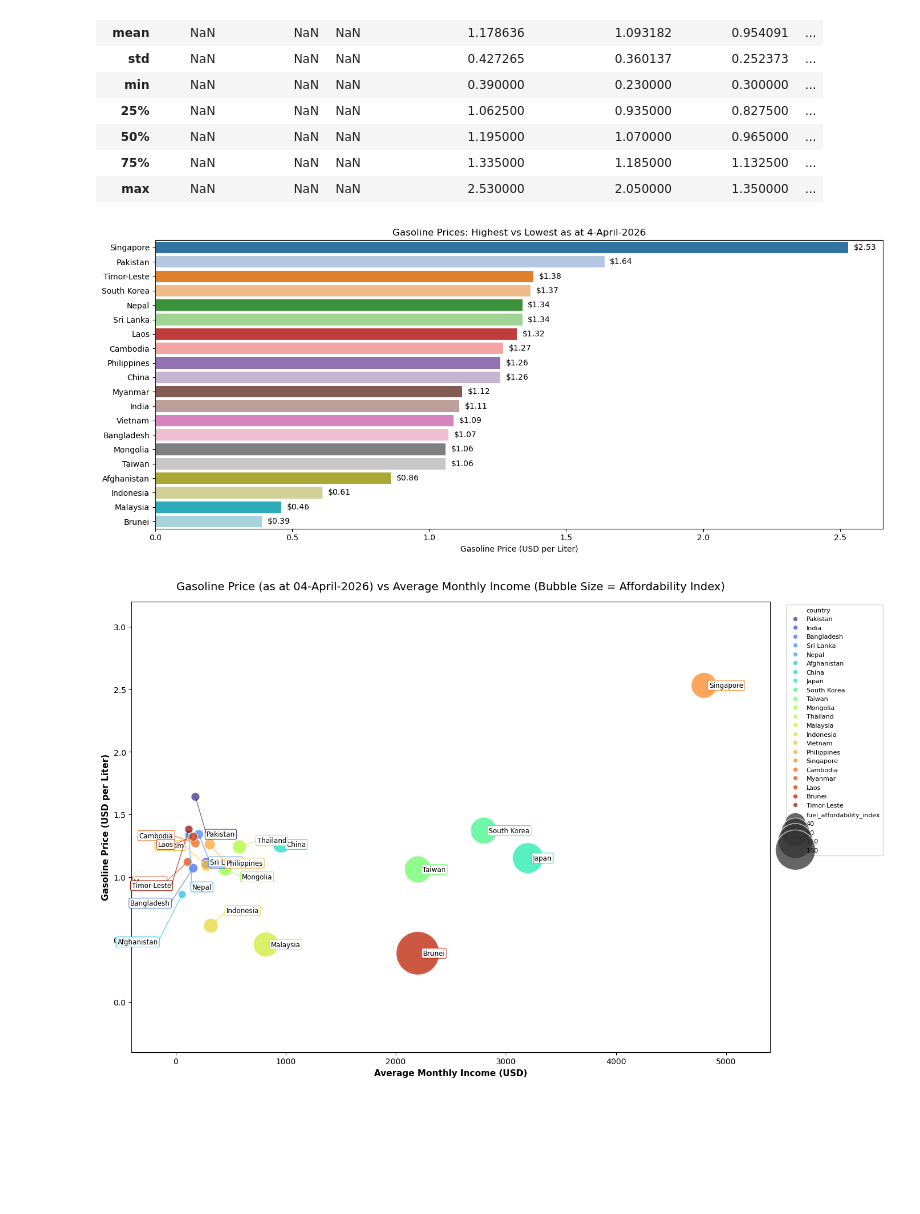
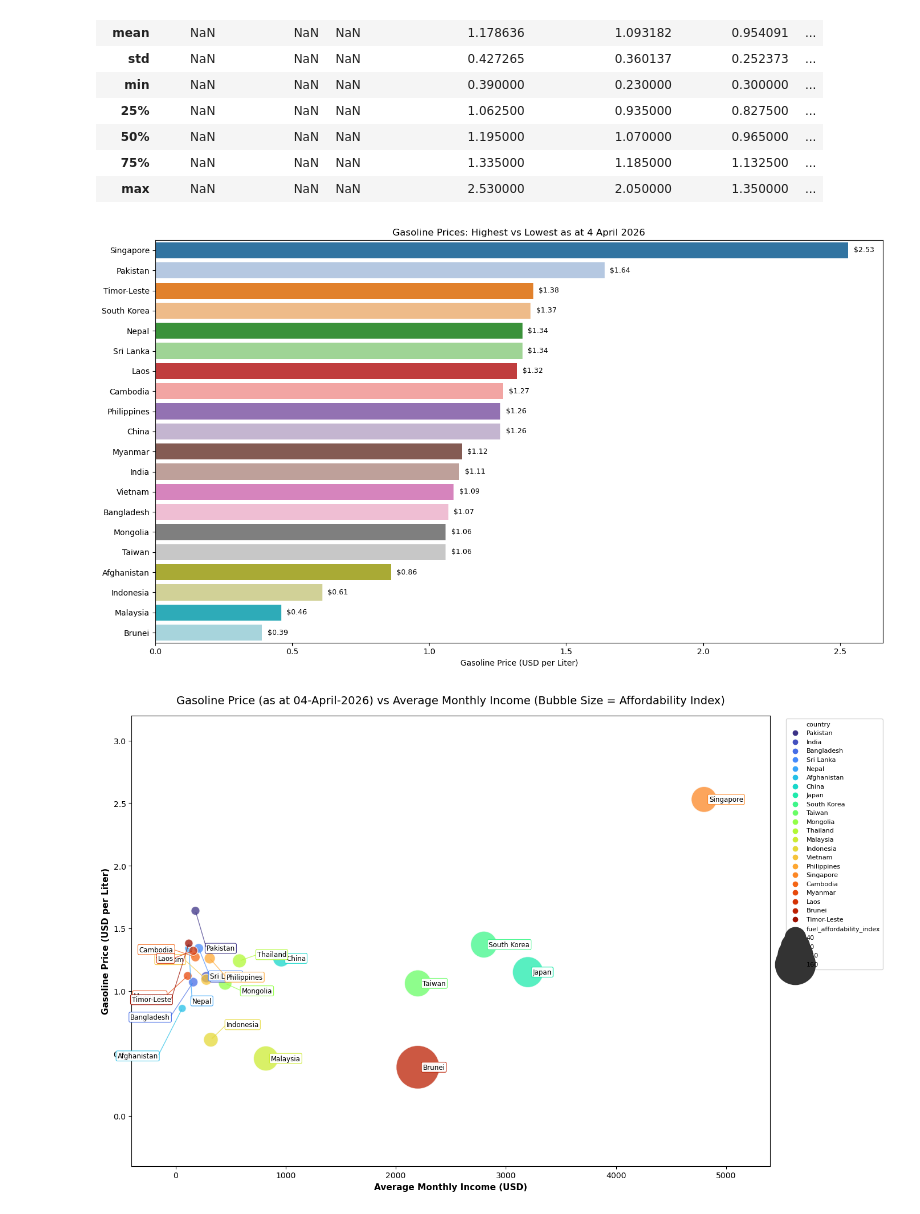
Before and after one commit to eric-ho-888/Project_2, a Jupyter notebook: notebook/world_fuel.ipynb, the cells around one changed output. Cells and saved outputs as stored; diff of their text form; code cells hidden in the pictures; blank space fills up the shorter version.

```diff
--- a/notebook/world_fuel.ipynb
+++ b/notebook/world_fuel.ipynb
@@ -7,7 +7,7 @@ import pandas as pd
 import matplotlib.pyplot as plt
 import seaborn as sns
 # %%
-df = pd.read_csv("../Project_2/data_kaggle/asia_fuel_prices_detailed.csv")
+df = pd.read_csv("/home/eric/NTU_DSAI/Project_2/data_kaggle/asia_fuel_prices_detailed.csv")
 print(df.head())
 # %% [output]
       country  sub_region iso3  gasoline_usd_per_liter  diesel_usd_per_liter  \
@@ -63,53 +63,58 @@ df.describe(include='all')
 | 75% | NaN | NaN | NaN | 1.335000 | 1.185000 | 1.132500 | ... |
 | max | NaN | NaN | NaN | 2.530000 | 2.050000 | 1.350000 | ... |
 # %%
+
 import matplotlib.pyplot as plt
 import seaborn as sns
 import pandas as pd
 
-# Sort gasoline price from lowest to highest
+# Keep valid gasoline prices and sort from highest to lowest
 gas_price = (
     df[["country", "gasoline_usd_per_liter"]]
+    .dropna(subset=["country", "gasoline_usd_per_liter"])
     .sort_values("gasoline_usd_per_liter", ascending=False)
 )
 
-# Lowest 10 + highest 10
-lowest = gas_price.tail(10)
+# Highest 10 and lowest 10
 highest = gas_price.head(10)
+lowest = gas_price.tail(10).sort_values(
+    "gasoline_usd_per_liter", ascending=False
+)
 
-price_chart = pd.concat([highest, lowest])
+price_chart = pd.concat([highest, lowest]).reset_index(drop=True)
 
-plt.figure(figsize=(14, 6))
+# Assign different colors to the bars
+colors = sns.color_palette("tab20", n_colors=len(price_chart))
 
-# Different color for each bar
-colors = sns.color_palette("tab20", len(price_chart))
+plt.figure(figsize=(14, 8))
 
-sns.barplot(
+ax = sns.barplot(
     data=price_chart,
     x="gasoline_usd_per_liter",
     y="country",
-    hue="country",
-    palette=colors,
-    legend=False
+    palette=colors
 )
 
 plt.xlabel("Gasoline Price (USD per Liter)")
 plt.ylabel("")
-plt.title("Gasoline Prices: Highest vs Lowest as at 4-April-2026")
+plt.title("Gasoline Prices: Highest vs Lowest as at 4 April 2026")
 
 # Add value labels
-for i, value in enumerate(price_chart["gasoline_usd_per_liter"]):
-    plt.text(
-        value + 0.02,
-        i,
-        f"${value:.2f}",
-        va="center"
-    )
+for bar in ax.patches:
+    width = bar.get_width()
+    if pd.notna(width):
+        ax.text(
+            width + 0.02,
+            bar.get_y() + bar.get_height() / 2,
+            f"${width:.2f}",
+            va="center",
+            fontsize=9
+        )
 
 plt.tight_layout()
 plt.show()
 # %% [output]
-[figure, old version]
+[figure, new version]
 # %%
 import matplotlib.pyplot as plt
 import seaborn as sns
@@ -225,7 +230,7 @@ plt.legend(
 plt.tight_layout()
 plt.show()
 # %% [output]
-[figure, old version]
+[figure, new version]
 # %%
 plt.figure(figsize=(14, 9))
 
```
Also changed, not shown: parts of 1 cell of this notebook, 31 other files.
